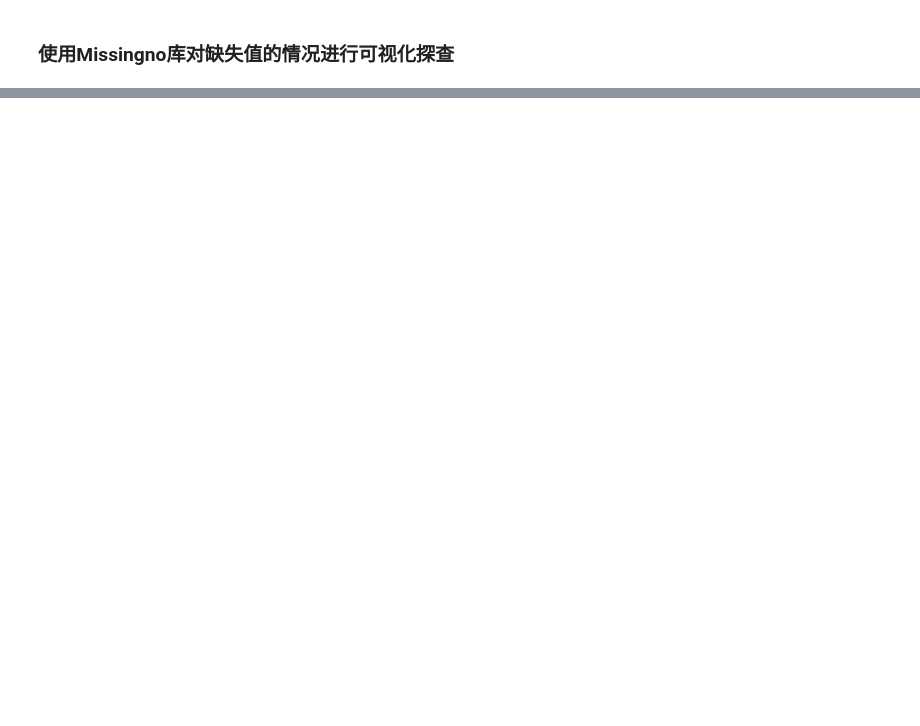
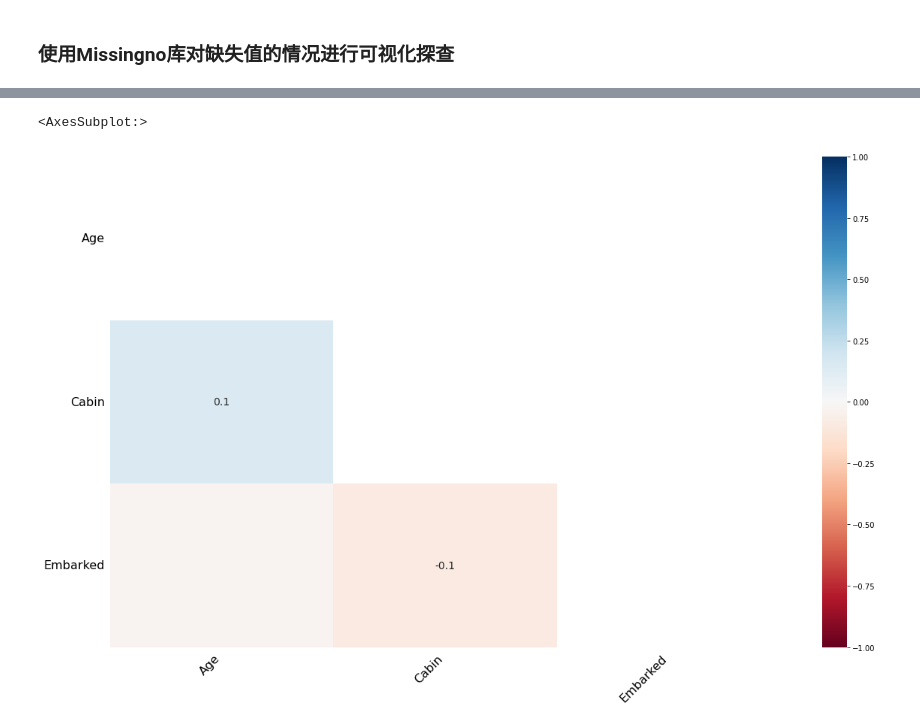
Before and after one commit to JohnChow96927/python-bigdata, a Jupyter notebook: Pandas/day2_220120_查询&数据类型&缺失值/04-缺失值处理.ipynb, the cells around one changed output, grey strips where cells are left out. Cells and saved outputs as stored; diff of their text form; code cells hidden in the pictures; blank space fills up the shorter version.

```diff
--- a/Pandas/day2_220120_查询&数据类型&缺失值/04-缺失值处理.ipynb
+++ b/Pandas/day2_220120_查询&数据类型&缺失值/04-缺失值处理.ipynb
@@ -66,0 +245,6 @@ pd.isnull和pd.notnull
+# %%
+# 热力图
+msno.heatmap(train)
+# %% [output]
+<AxesSubplot:>
+[figure, added]
```
Also changed, not shown: parts of 32 cells of this notebook, 38 other files.
